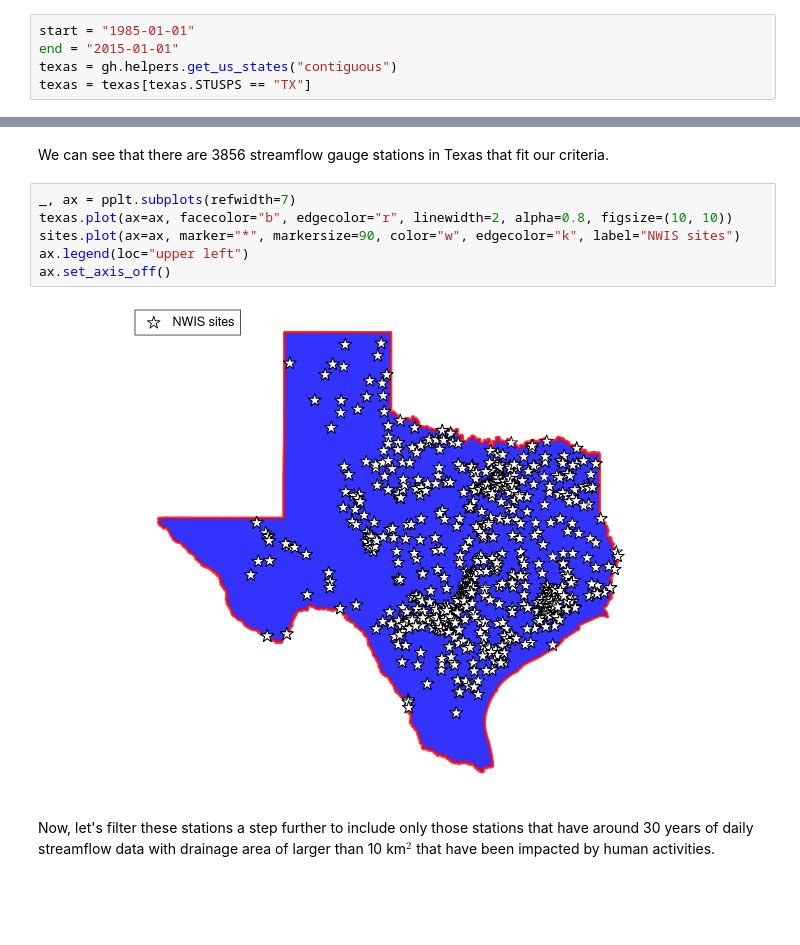
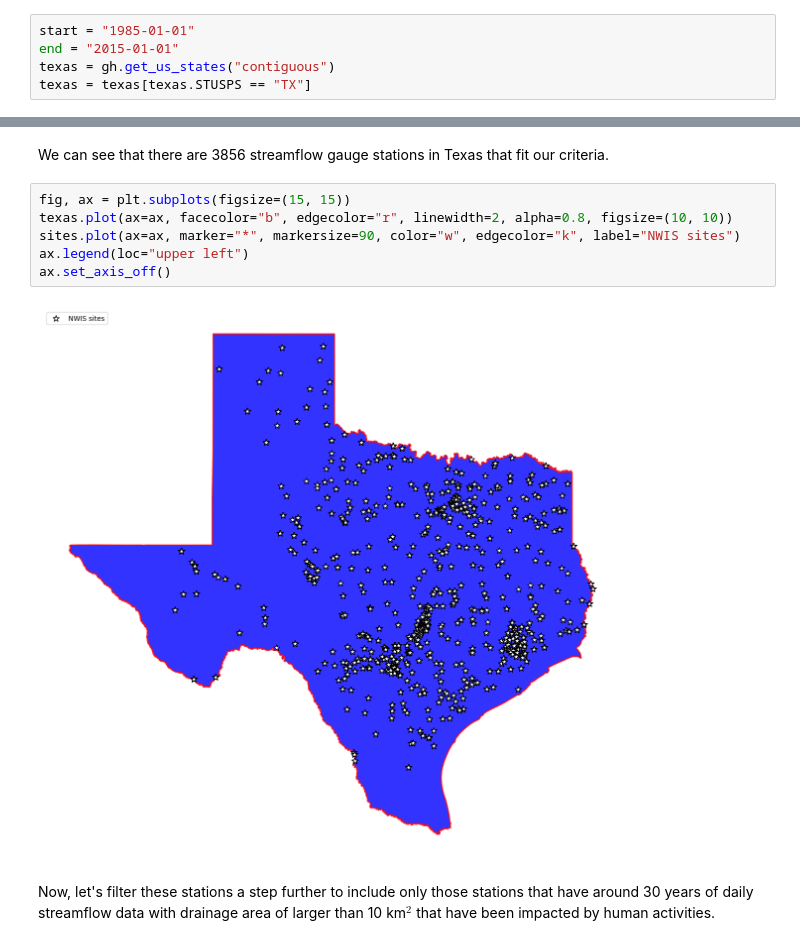
Before and after one commit to mhweber/ICRW8_Geospatial_Workshop, a Jupyter notebook: Dam_Impact.ipynb, the cells around one changed output, grey strips where cells are left out. Drawn from its saved outputs; the diff is of its cells as text; blank space fills up the shorter version.

```diff
--- a/Dam_Impact.ipynb
+++ b/Dam_Impact.ipynb
@@ -37,5 +36,5 @@ pplt.rc["figure.facecolor"] = "w"
 # %%
 start = "1985-01-01"
 end = "2015-01-01"
-texas = gh.helpers.get_us_states("contiguous")
+texas = gh.get_us_states("contiguous")
 texas = texas[texas.STUSPS == "TX"]
@@ -62,12 +60,12 @@ sites.shape[0]
 # %% [markdown]
 We can see that there are 3856 streamflow gauge stations in Texas that fit our criteria.
 # %%
-_, ax = pplt.subplots(refwidth=7)
+fig, ax = plt.subplots(figsize=(15, 15))
 texas.plot(ax=ax, facecolor="b", edgecolor="r", linewidth=2, alpha=0.8, figsize=(10, 10))
 sites.plot(ax=ax, marker="*", markersize=90, color="w", edgecolor="k", label="NWIS sites")
 ax.legend(loc="upper left")
 ax.set_axis_off()
 # %% [output]
-[figure, old version]
+[figure, new version]
 # %% [markdown]
 Now, let's filter these stations a step further to include only those stations that have around 30 years of daily streamflow data with drainage area of larger than 10 km$^2$ that have been impacted by human activities.
```
Also changed, not shown: parts of 9 cells of this notebook, 2 other files.
